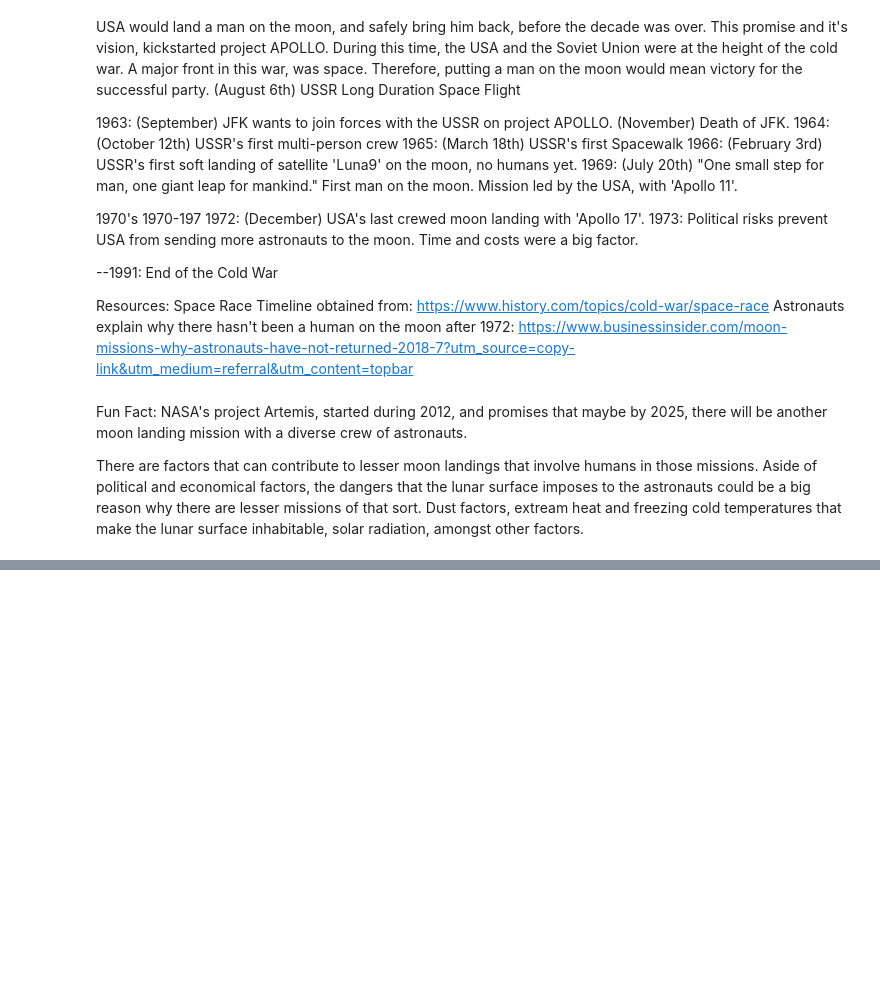
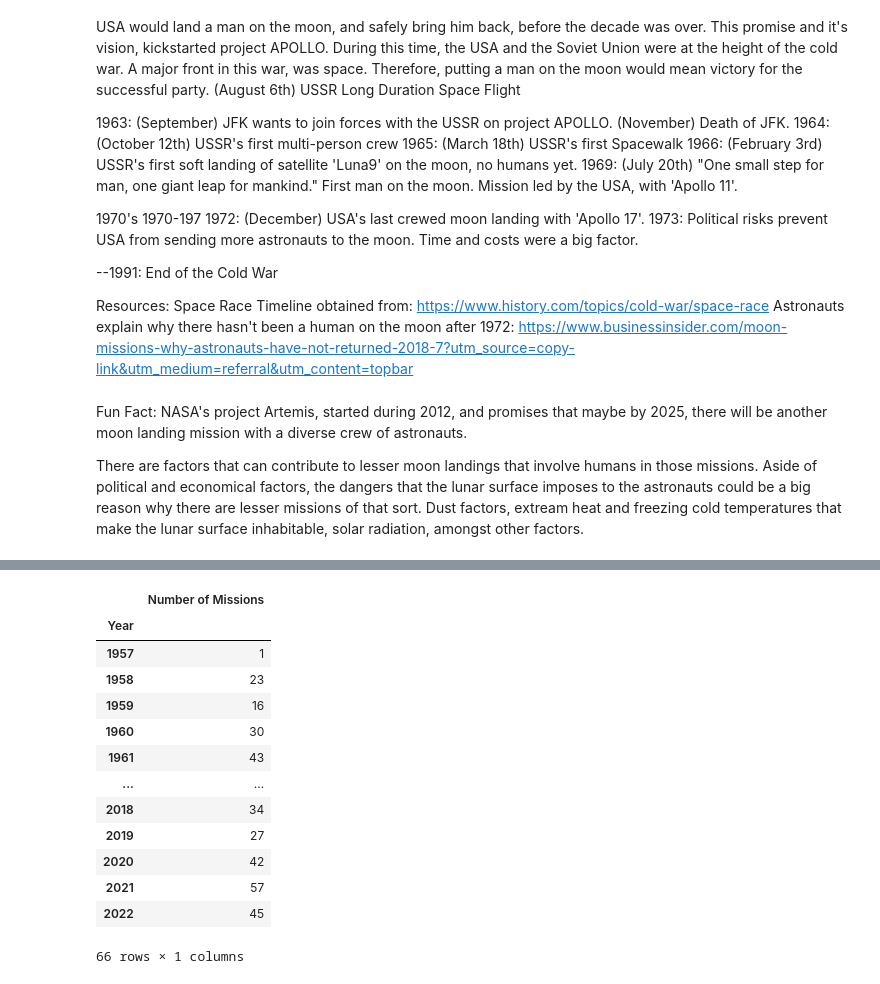
Before and after one commit to maparisio/Space_Mission_Project, a Jupyter notebook: Missions_Over_Time.ipynb, the cells around one changed output, grey strips where cells are left out. Saved outputs shown, nothing was run; the diff lists cells and outputs as text; code cells hidden in the pictures; blank space fills up the shorter version.

```diff
--- a/Missions_Over_Time.ipynb
+++ b/Missions_Over_Time.ipynb
@@ -323,0 +342,24 @@ There are factors that can contribute to lesser moon landings that involve human
+# %%
+# Group by year and count the number of missions for each year
+missions_per_year = US_budget_vs_missions.groupby('Year').size()
+
+# Create a new DataFrame with the number of missions per year
+new_missions_df = pd.DataFrame(missions_per_year, columns=['Number of Missions'])
+
+# Display the DataFrame
+new_missions_df
+# %% [output]
+|  | Number of Missions |
+| Year |  |
+| 1957 | 1 |
+| 1958 | 23 |
+| 1959 | 16 |
+| 1960 | 30 |
+| 1961 | 43 |
+| ... | ... |
+| 2018 | 34 |
+| 2019 | 27 |
+| 2020 | 42 |
+| 2021 | 57 |
+| 2022 | 45 |
+66 rows × 1 columns
```
Also changed, not shown: parts of 10 cells of this notebook.
